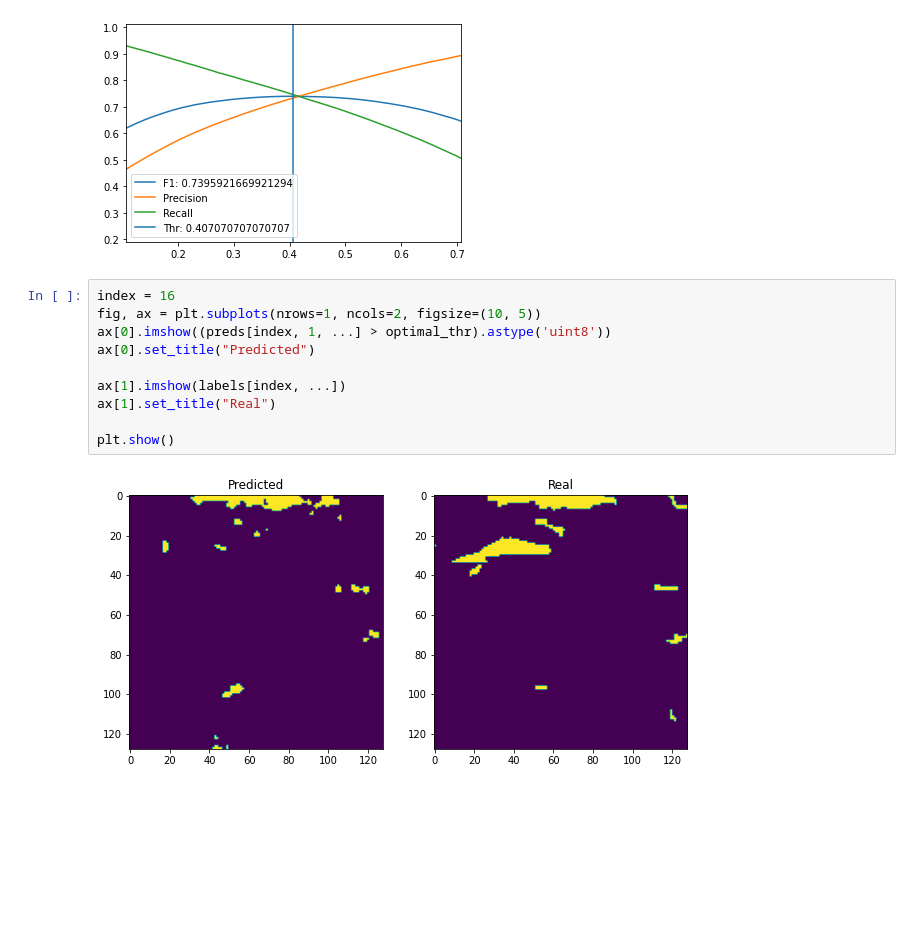
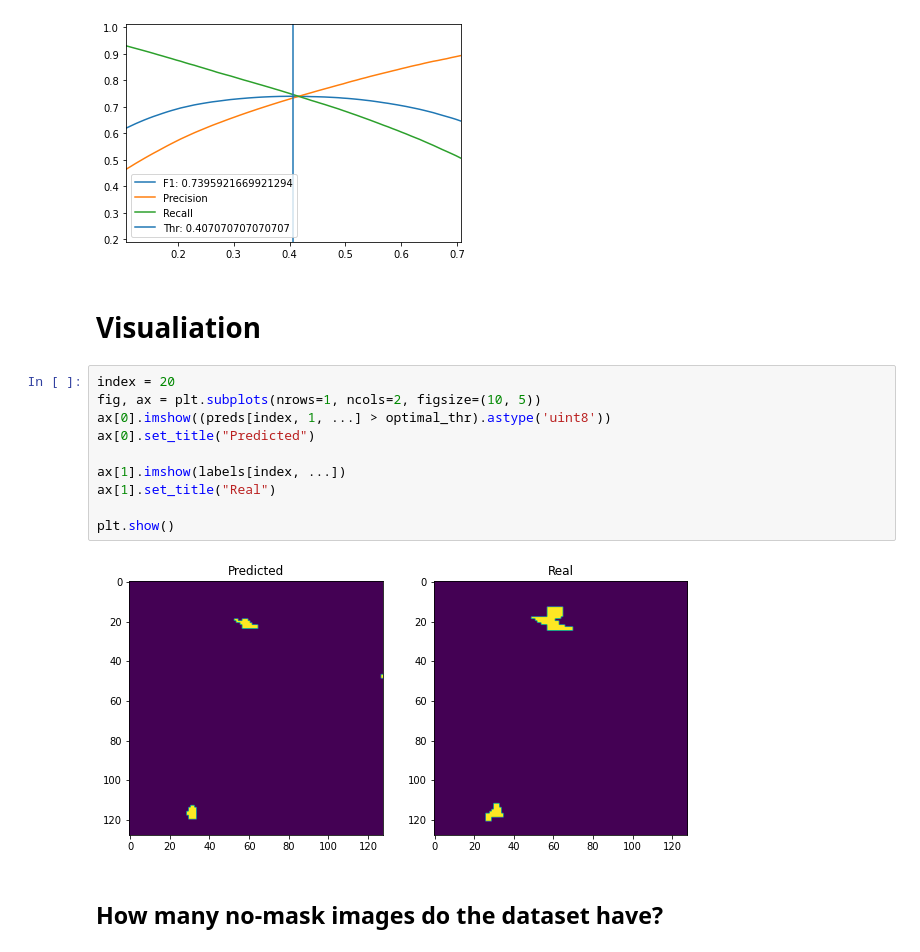
Before and after one commit to SebasGarcia08/Landslide4Sense, a Jupyter notebook: notebooks/3_evaluation.ipynb, the cells around one changed output. Drawn from its saved outputs; the diff is of its cells as text; blank space fills up the shorter version.

```diff
--- a/notebooks/3_evaluation.ipynb
+++ b/notebooks/3_evaluation.ipynb
@@ -124,15 +124,19 @@ plt.legend()
 # %% [output]
 <matplotlib.legend.Legend at 0x...>
 [figure]
+# %% [markdown]
+# Visualiation
 # %%
-index = 16
+index = 20
 fig, ax = plt.subplots(nrows=1, ncols=2, figsize=(10, 5))
 ax[0].imshow((preds[index, 1, ...] > optimal_thr).astype('uint8'))
 ax[0].set_title("Predicted")
 
 ax[1].imshow(labels[index, ...])
 ax[1].set_title("Real")
 
 plt.show()
 # %% [output]
-[figure, old version]
+[figure, new version]
+# %% [markdown]
+## How many no-mask images do the dataset have?
```
Also changed, not shown: parts of 4 cells of this notebook.
